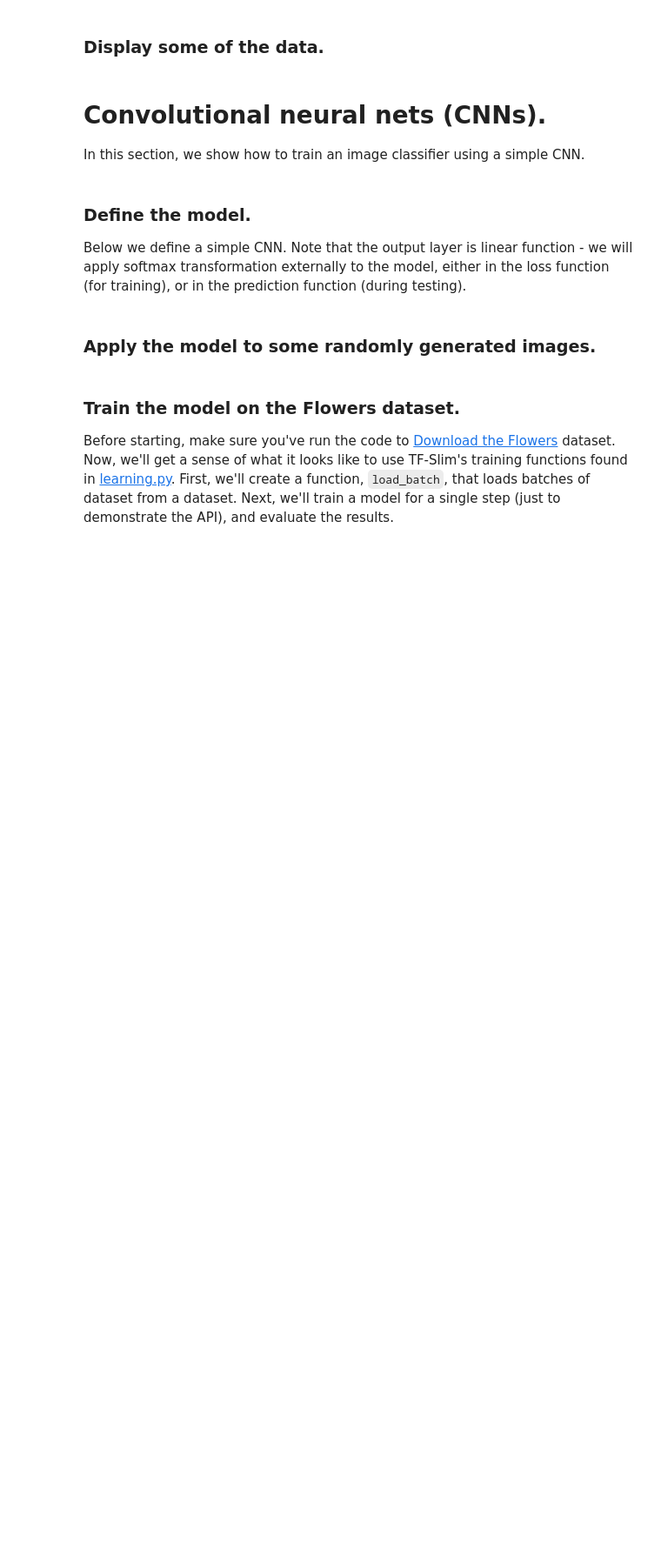
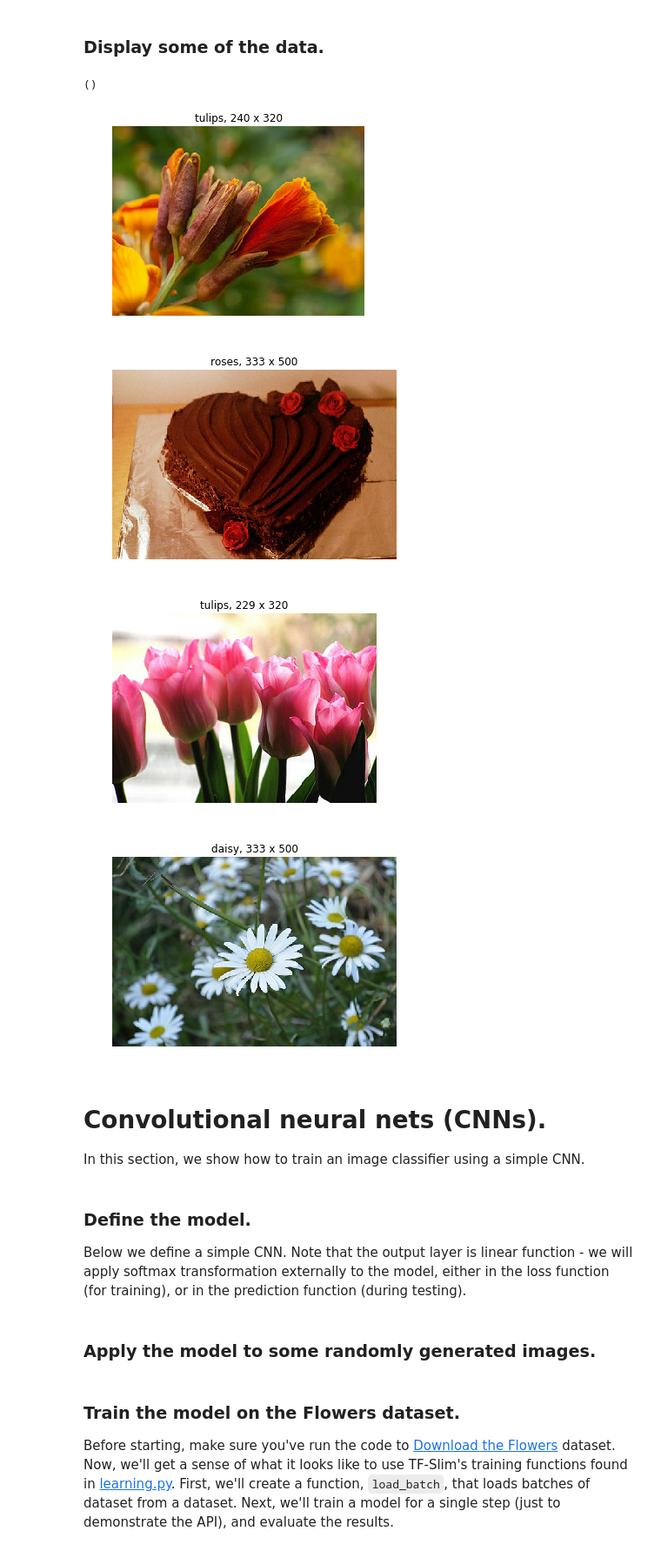
Before and after one commit to Zhenxingzhang/tiny_imagenet, a Jupyter notebook: notebooks/slim_walkthrough.ipynb, the cells around one changed output. Shown at 87% size. Cells and saved outputs as stored; diff of their text form; code cells hidden in the pictures; blank space fills up the shorter version.

```diff
--- a/notebooks/slim_walkthrough.ipynb
+++ b/notebooks/slim_walkthrough.ipynb
@@ -320,27 +325,37 @@ dataset_utils.download_and_uncompress_tarball(url, flowers_data_dir)
 # %%
 from datasets import flowers
 import tensorflow as tf
 
 from tensorflow.contrib import slim
 
+flowers_data_dir = '/data/flowers'
+
 with tf.Graph().as_default():
     dataset = flowers.get_split('train', flowers_data_dir)
     data_provider = slim.dataset_data_provider.DatasetDataProvider(
         dataset, common_queue_capacity=32, common_queue_min=1)
     image, label = data_provider.get(['image', 'label'])
+
+    print(image.shape)
 
     with tf.Session() as sess:
         with slim.queues.QueueRunners(sess):
             for i in range(4):
                 np_image, np_label = sess.run([image, label])
                 height, width, _ = np_image.shape
                 class_name = name = dataset.labels_to_names[np_label]
 
                 plt.figure()
                 plt.imshow(np_image)
                 plt.title('%s, %d x %d' % (name, height, width))
                 plt.axis('off')
                 plt.show()
+# %% [output]
+()
+[figure, added]
+[figure, added]
+[figure, added]
+[figure, added]
 # %% [markdown]
 # Convolutional neural nets (CNNs).
 <a id='CNN'></a>
```
Also changed, not shown: parts of 2 cells of this notebook.
